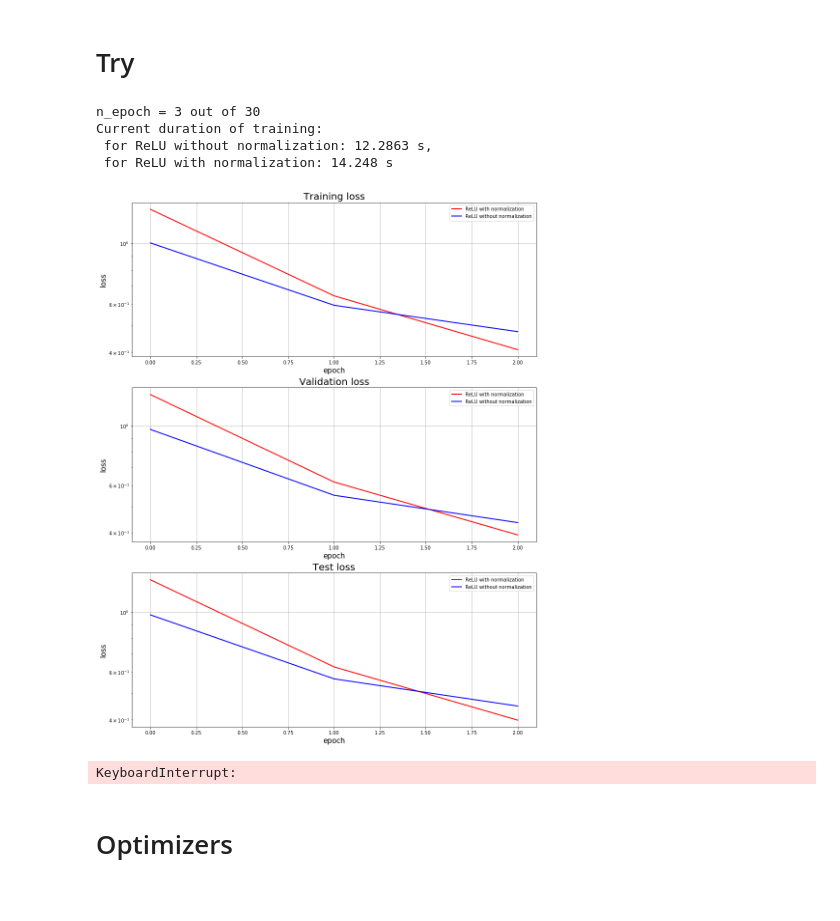
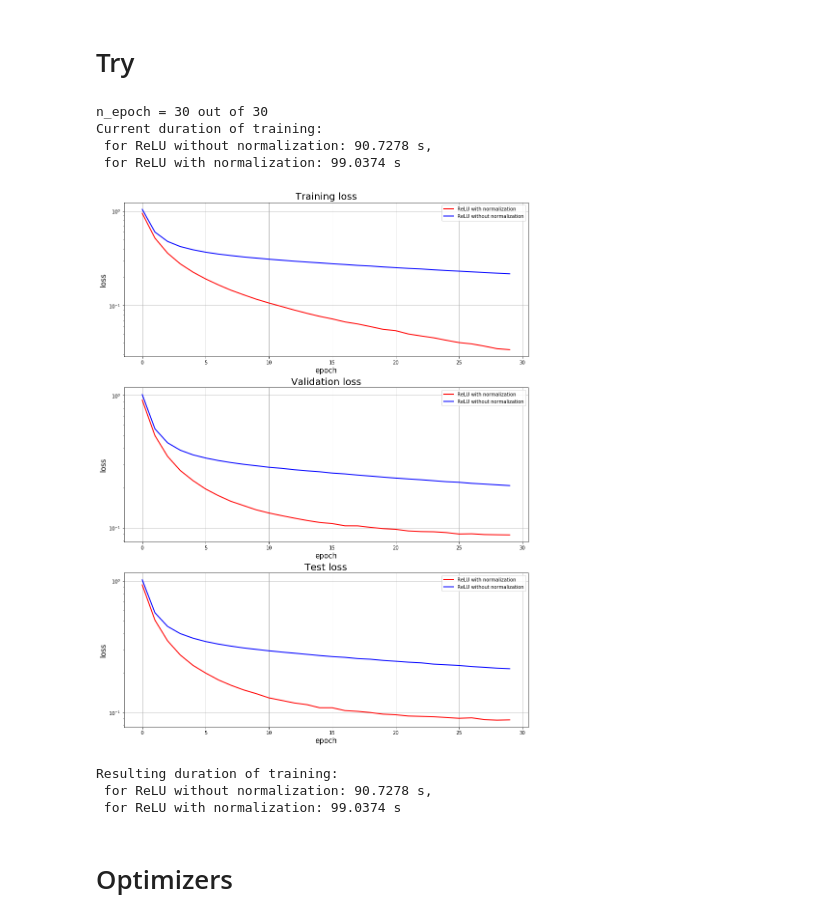
Before and after one commit to dzisandy/Deep-Learning, a Jupyter notebook: HW1/homework_main-basic.ipynb, the cells around one changed output. Saved outputs shown, nothing was run; the diff lists cells and outputs as text; code cells hidden in the pictures.

```diff
--- a/HW1/homework_main-basic.ipynb
+++ b/HW1/homework_main-basic.ipynb
@@ -192,35 +192,35 @@ You would better pick the best optimizer params for each of them, but it is over
 # %%
 # Your code goes here. ################################################
 net_relu = Sequential()
-net_relu.add(Linear(28*28, 100))
+net_relu.add(Linear(28*28, 200))
 net_relu.add(ReLU())
-net_relu.add(Linear(100,10))
+net_relu.add(Linear(200,10))
 net_relu.add(LogSoftMax())
 criterion_relu = ClassNLLCriterion()
 
 net_elu = Sequential()
-net_elu.add(Linear(28*28, 100))
+net_elu.add(Linear(28*28, 200))
 net_elu.add(ELU())
-net_elu.add(Linear(100,10))
+net_elu.add(Linear(200,10))
 net_elu.add(LogSoftMax())
 criterion_elu = ClassNLLCriterion()
 
 net_leakrelu = Sequential()
-net_leakrelu.add(Linear(28*28, 100))
+net_leakrelu.add(Linear(28*28, 200))
 net_leakrelu.add(LeakyReLU())
-net_leakrelu.add(Linear(100,10))
+net_leakrelu.add(Linear(200,10))
 net_leakrelu.add(LogSoftMax())
 criterion_leakrelu = ClassNLLCriterion()
 
 net_soft = Sequential()
-net_soft.add(Linear(28*28, 100))
+net_soft.add(Linear(28*28, 200))
 net_soft.add(SoftPlus())
-net_soft.add(Linear(100,10))
+net_soft.add(Linear(200,10))
 net_soft.add(LogSoftMax())
 criterion_soft = ClassNLLCriterion()
 
 
-n_epoch = 20
+n_epoch = 30
 batch_size = 1000
 optimizer_config = {'learning_rate' : 1e-1, 'momentum': 0.9}
 optimizer_state = {}
@@ -457,18 +458,18 @@ batch_size = 1000
 
 
 net_r = Sequential()
-net_r.add(Linear(28*28, 200))
+net_r.add(Linear(28*28, 100))
 net_r.add(ReLU())
-net_r.add(Linear(200,10))
+net_r.add(Linear(100,10))
 net_r.add(LogSoftMax())
 criterion_r = ClassNLLCriterion()
 
 net_norm = Sequential()
-net_norm.add(Linear(28*28, 200))
+net_norm.add(Linear(28*28, 100))
 net_norm.add(BatchNormalization())
-net_norm.add(ChannelwiseScaling(200))
+net_norm.add(ChannelwiseScaling(100))
 net_norm.add(ReLU())
-net_norm.add(Linear(200,10))
+net_norm.add(Linear(100,10))
 net_norm.add(BatchNormalization())
 net_norm.add(ChannelwiseScaling(10))
 net_norm.add(LogSoftMax())
@@ -541,38 +542,40 @@ for i in range(n_epoch):
     plt.xlabel("epoch", fontsize = 15)
     plt.ylabel("loss", fontsize = 15)
     plt.semilogy(train_loss_norm, lw = 2, color = 'r', label = 'ReLU with normalization')
     plt.semilogy(train_loss_r, lw = 2, color ='b', label = 'ReLU without normalization')
     plt.grid(True)
     plt.legend()
 
     plt.subplot(3,1,2)
     plt.title("Validation loss", fontsize = 20)
     plt.xlabel("epoch", fontsize = 15)
     plt.ylabel("loss", fontsize = 15)
     plt.semilogy(val_loss_norm, lw = 2, color ='r', label = 'ReLU with normalization')
     plt.semilogy(val_loss_r, lw = 2, color ='b', label = 'ReLU without normalization')
     plt.grid(True)
     plt.legend()
 
     plt.subplot(3,1,3)
     plt.title("Test loss", fontsize = 20)
     plt.xlabel("epoch", fontsize = 15)
     plt.ylabel("loss", fontsize = 15)
     plt.semilogy(test_loss_norm, lw = 2, color='r', label = 'ReLU with normalization')
     plt.semilogy(test_loss_r, lw = 2, color='b', label = 'ReLU without normalization')
     plt.grid(True)
     plt.legend()
 
     plt.show()
 
 print('Resulting duration of training: \n for ReLU without normalization: {} s, \n for ReLU with normalization: {} s'.format(round(time_r,4), round(time_norm,4)))
 # %% [output]
-n_epoch = 3 out of 30
+n_epoch = 30 out of 30
 Current duration of training:
- for ReLU without normalization: 12.2863 s,
- for ReLU with normalization: 14.248 s
+ for ReLU without normalization: 90.7278 s,
+ for ReLU with normalization: 99.0374 s
-[figure, old version]
+[figure, new version]
-KeyboardInterrupt:
+Resulting duration of training:
+ for ReLU without normalization: 90.7278 s,
+ for ReLU with normalization: 99.0374 s
 # %% [markdown]
 # Optimizers
 # %%
```
Also changed, not shown: parts of 5 cells of this notebook, 1 other file.
